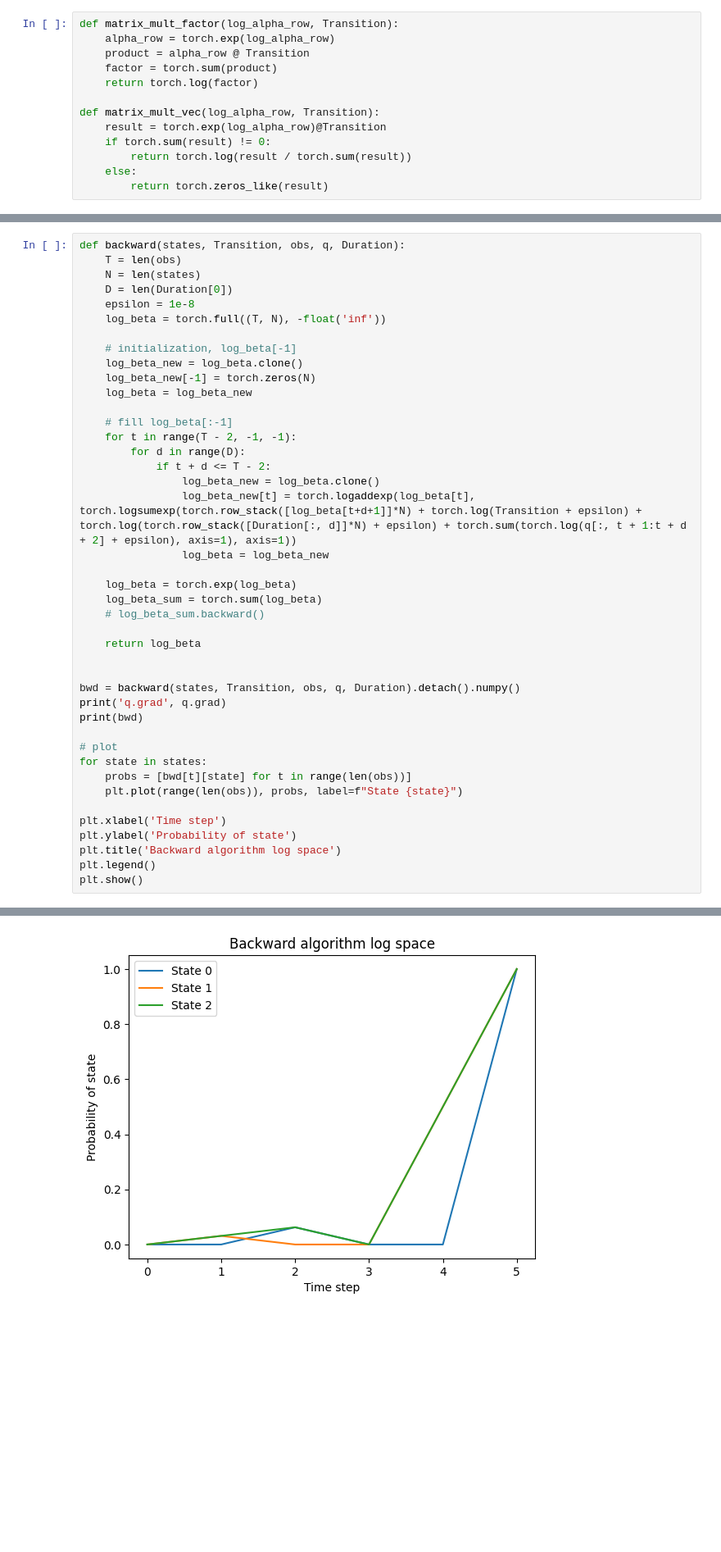
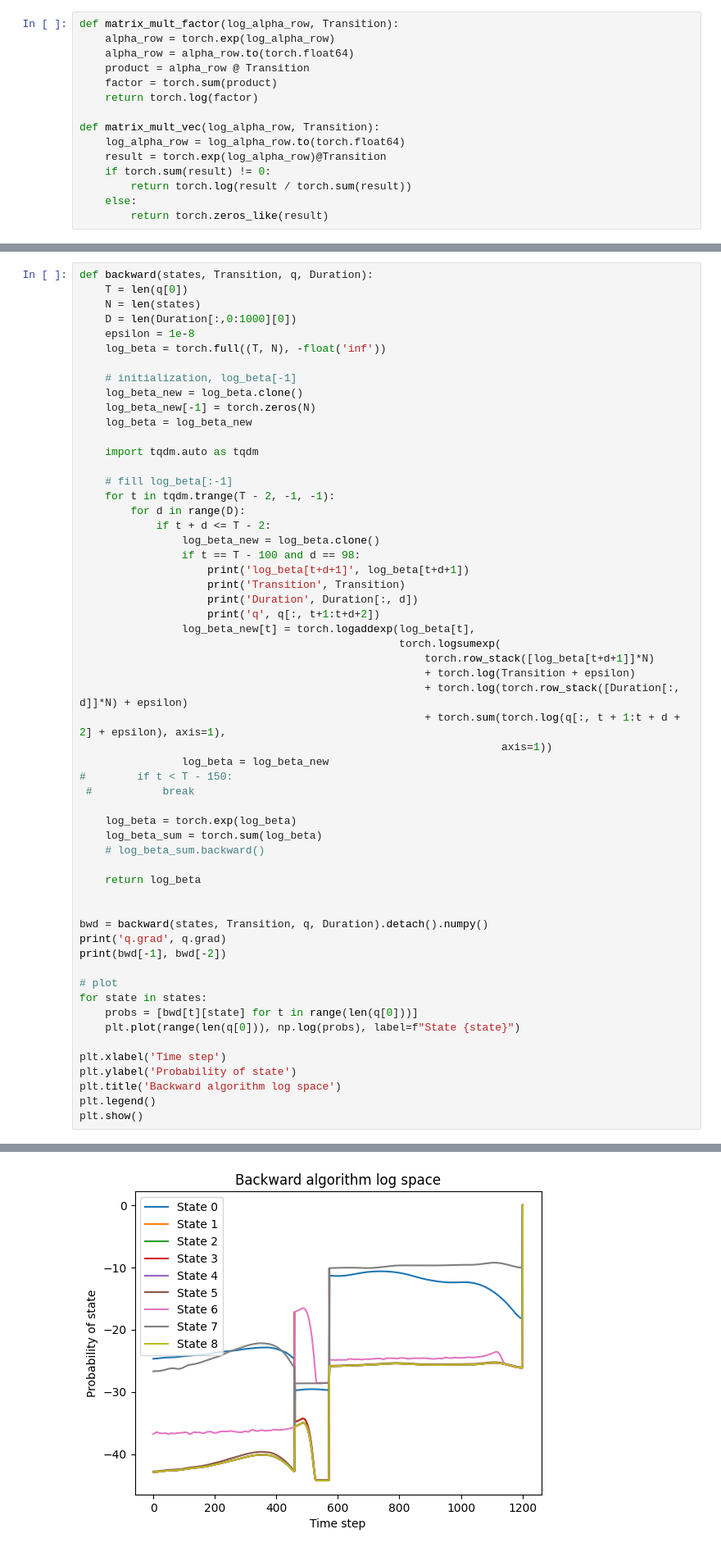
Before and after one commit to jcao0715/hsmm, a Jupyter notebook: synthetic_ex.ipynb, the cells around one changed output, grey strips where cells are left out. Shown: that part at 82% size. Saved outputs shown, nothing was run; the diff lists cells and outputs as text; blank space fills up the shorter version.

```diff
--- a/synthetic_ex.ipynb
+++ b/synthetic_ex.ipynb
@@ -83,11 +96,13 @@ tensor([[1.0000, 1.0000, 1.0000, 1.0000, 1.0000, 1.0000, 1.0000, 1.0000, 1.0000]
 # %%
 def matrix_mult_factor(log_alpha_row, Transition):
     alpha_row = torch.exp(log_alpha_row)
+    alpha_row = alpha_row.to(torch.float64)
     product = alpha_row @ Transition
     factor = torch.sum(product)
     return torch.log(factor)
 
 def matrix_mult_vec(log_alpha_row, Transition):
+    log_alpha_row = log_alpha_row.to(torch.float64)
     result = torch.exp(log_alpha_row)@Transition
     if torch.sum(result) != 0:
         return torch.log(result / torch.sum(result))
@@ -146,8 +196,8 @@ RuntimeError: The size of tensor a (3) must match the size of tensor b (9) at no
 # %%
-def backward(states, Transition, obs, q, Duration):
-    T = len(obs)
+def backward(states, Transition, q, Duration):
+    T = len(q[0])
     N = len(states)
-    D = len(Duration[0])
+    D = len(Duration[:,0:1000][0])
     epsilon = 1e-8
     log_beta = torch.full((T, N), -float('inf'))
 
@@ -156,13 +206,28 @@ def backward(states, Transition, obs, q, Duration):
     log_beta_new[-1] = torch.zeros(N)
     log_beta = log_beta_new
 
+    import tqdm.auto as tqdm
+
     # fill log_beta[:-1]
-    for t in range(T - 2, -1, -1):
+    for t in tqdm.trange(T - 2, -1, -1):
         for d in range(D):
             if t + d <= T - 2:
                 log_beta_new = log_beta.clone()
-                log_beta_new[t] = torch.logaddexp(log_beta[t], torch.logsumexp(torch.row_stack([log_beta[t+d+1]]*N) + torch.log(Transition + epsilon) + torch.log(torch.row_stack([Duration[:, d]]*N) + epsilon) + torch.sum(torch.log(q[:, t + 1:t + d + 2] + epsilon), axis=1), axis=1))
+                if t == T - 100 and d == 98:
+                    print('log_beta[t+d+1]', log_beta[t+d+1])
+                    print('Transition', Transition)
+                    print('Duration', Duration[:, d])
+                    print('q', q[:, t+1:t+d+2])
+                log_beta_new[t] = torch.logaddexp(log_beta[t],
+                                                  torch.logsumexp(
+                                                      torch.row_stack([log_beta[t+d+1]]*N)
+                                                      + torch.log(Transition + epsilon)
+                                                      + torch.log(torch.row_stack([Duration[:, d]]*N) + epsilon)
+                                                      + torch.sum(torch.log(q[:, t + 1:t + d + 2] + epsilon), axis=1),
+                                                                  axis=1))
                 log_beta = log_beta_new
+#        if t < T - 150:
+ #           break
 
     log_beta = torch.exp(log_beta)
     log_beta_sum = torch.sum(log_beta)
@@ -171,14 +236,14 @@ def backward(states, Transition, obs, q, Duration):
     return log_beta
 
 
-bwd = backward(states, Transition, obs, q, Duration).detach().numpy()
+bwd = backward(states, Transition, q, Duration).detach().numpy()
 print('q.grad', q.grad)
-print(bwd)
+print(bwd[-1], bwd[-2])
 
 # plot
 for state in states:
-    probs = [bwd[t][state] for t in range(len(obs))]
-    plt.plot(range(len(obs)), probs, label=f"State {state}")
+    probs = [bwd[t][state] for t in range(len(q[0]))]
+    plt.plot(range(len(q[0])), np.log(probs), label=f"State {state}")
 
 plt.xlabel('Time step')
 plt.ylabel('Probability of state')
@@ -196,2 +271,2 @@ q.grad None
-[figure, old version]
+[figure, new version]
 # %%
```
Also changed, not shown: parts of 6 cells of this notebook, 4 other files.
